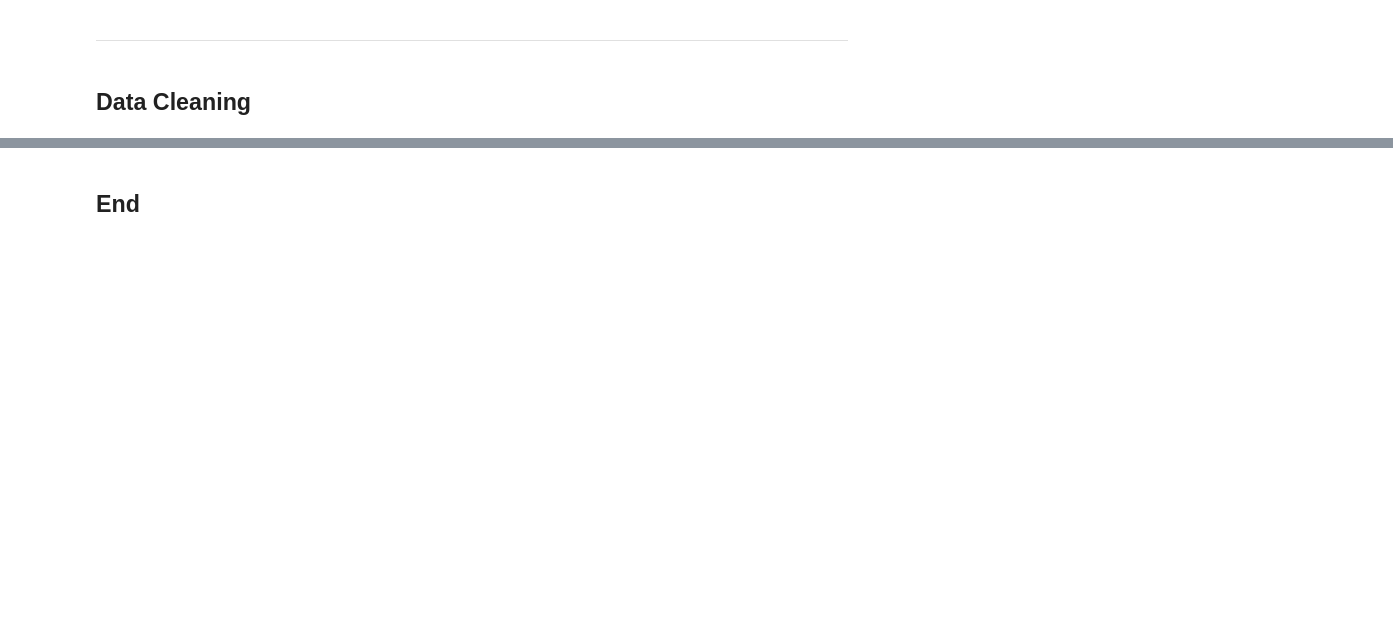
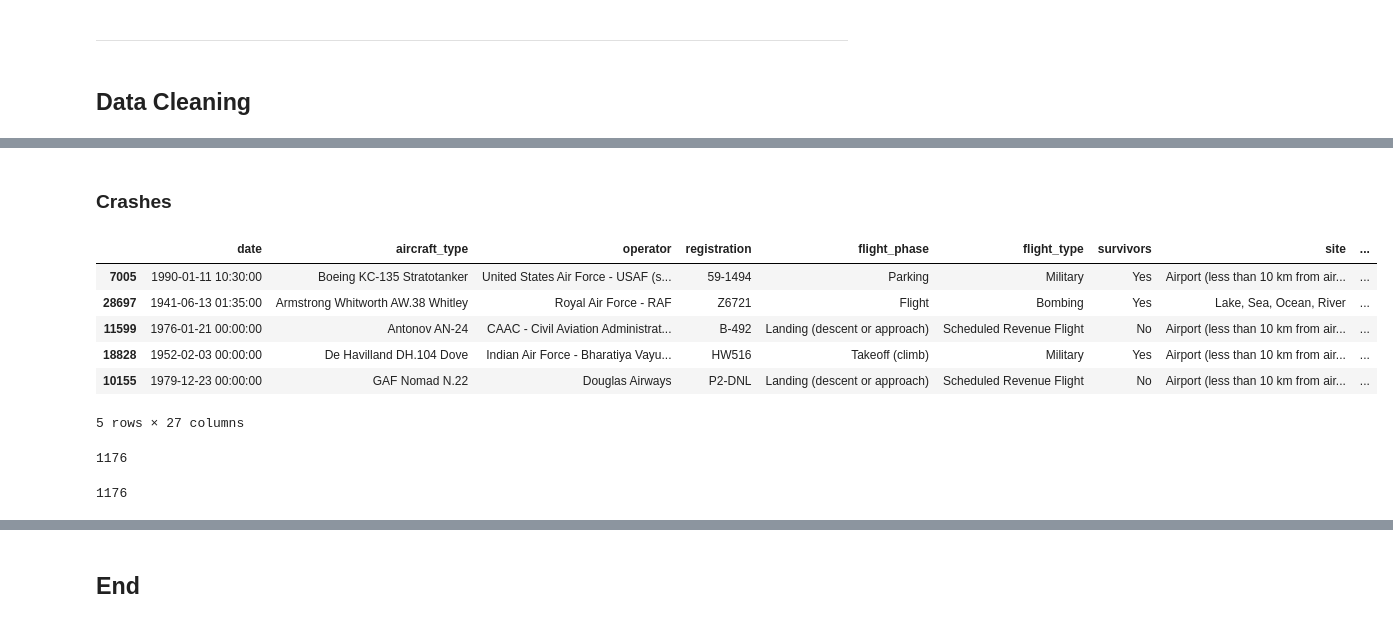
Before and after one commit to nadpierre/aircraft-crashes-clustering-project, a Jupyter notebook: data_collection_and_cleaning.ipynb, the cells around one changed output, grey strips where cells are left out. Cells and saved outputs as stored; diff of their text form; code cells hidden in the pictures; blank space fills up the shorter version.

```diff
--- a/data_collection_and_cleaning.ipynb
+++ b/data_collection_and_cleaning.ipynb
@@ -399,0 +493,15 @@ dtype: int64
+# %% [markdown]
+### Crashes
+# %%
+# Convert date column to datetime
+crashes_df['date'] = pd.to_datetime(crashes_df['date'], format='%b %d, %Y at %H%M LT', errors='coerce') \
+					.fillna(pd.to_datetime(crashes_df['date'], format='%b %d, %Y', errors='coerce'))
+crashes_df.sample(5)
+# %% [output]
+|  | date | aircraft_type | operator | registration | flight_phase | flight_type | survivors | site | ... |
+| 7005 | 1990-01-11 10:30:00 | Boeing KC-135 Stratotanker | United States Air Force - USAF (s... | 59-1494 | Parking | Military | Yes | Airport (less than 10 km from air... | ... |
+| 28697 | 1941-06-13 01:35:00 | Armstrong Whitworth AW.38 Whitley | Royal Air Force - RAF | Z6721 | Flight | Bombing | Yes | Lake, Sea, Ocean, River | ... |
+| 11599 | 1976-01-21 00:00:00 | Antonov AN-24 | CAAC - Civil Aviation Administrat... | B-492 | Landing (descent or approach) | Scheduled Revenue Flight | No | Airport (less than 10 km from air... | ... |
+| 18828 | 1952-02-03 00:00:00 | De Havilland DH.104 Dove | Indian Air Force - Bharatiya Vayu... | HW516 | Takeoff (climb) | Military | Yes | Airport (less than 10 km from air... | ... |
+| 10155 | 1979-12-23 00:00:00 | GAF Nomad N.22 | Douglas Airways | P2-DNL | Landing (descent or approach) | Scheduled Revenue Flight | No | Airport (less than 10 km from air... | ... |
+5 rows × 27 columns
@@ -399,0 +511,4 @@ dtype: int64
+# %%
+crashes_df['aircraft_type'].nunique()
+# %% [output]
+1176
@@ -399,0 +523,4 @@ dtype: int64
+# %%
+crashes_df['aircraft_type'].nunique()
+# %% [output]
+1176
```
Also changed, not shown: parts of 14 cells of this notebook, 2 other files.
